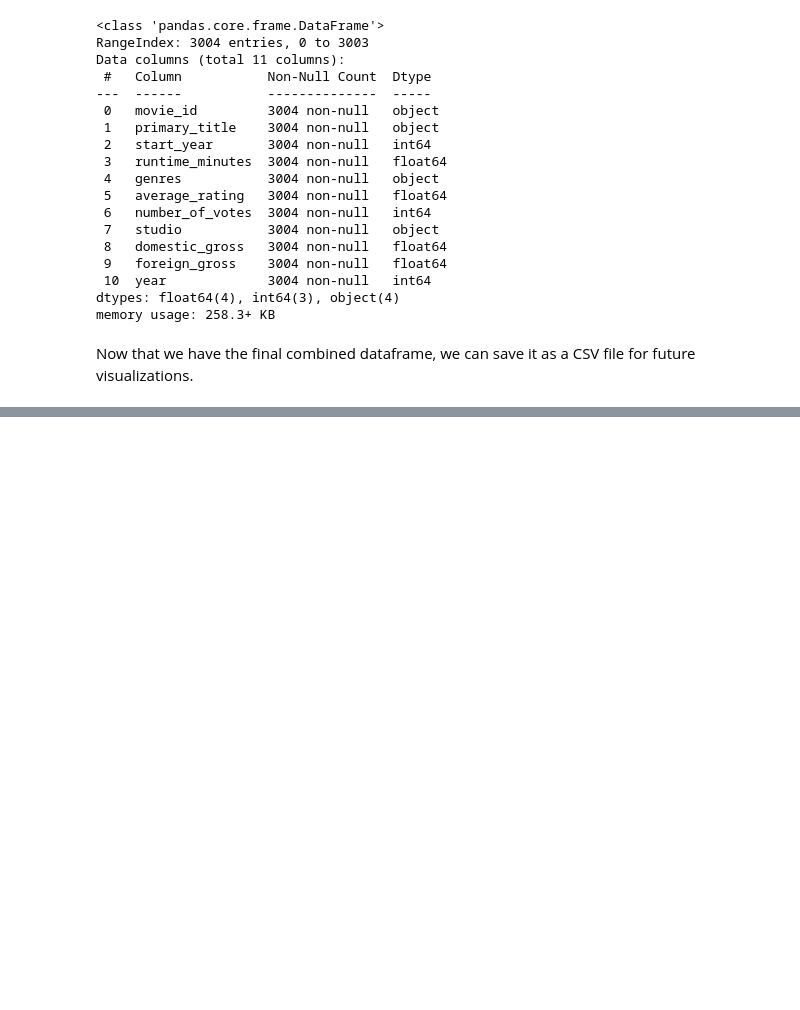
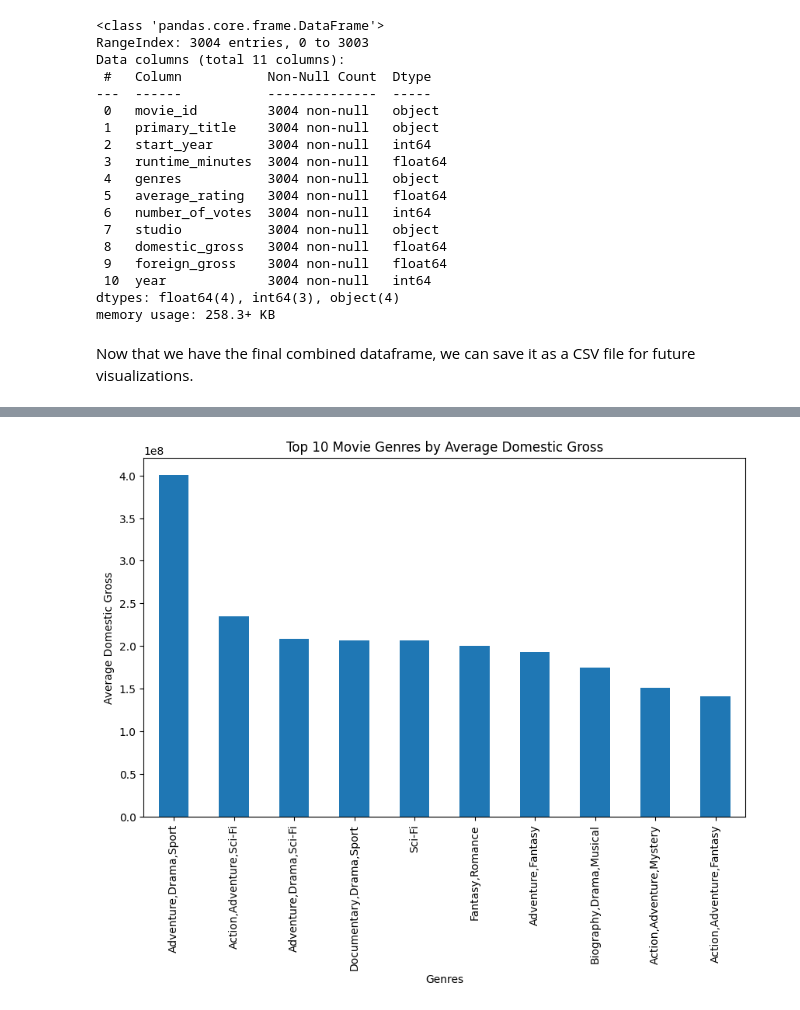
Before and after one commit to Patricknmaina/dsc-phase-2-project, a Jupyter notebook: patrick.ipynb, the cells around one changed output, grey strips where cells are left out. Cells and saved outputs as stored; diff of their text form; code cells hidden in the pictures; blank space fills up the shorter version.

```diff
--- a/patrick.ipynb
+++ b/patrick.ipynb
@@ -707,0 +744,10 @@ final_df.to_csv('data/final_movie_data.csv', index=False)
+# %%
+# plot for top genres by average domestic gross
+plt.figure(figsize=(10, 6))
+final_df.groupby('genres')['domestic_gross'].mean().sort_values(ascending=False).head(10).plot(kind='bar')
+plt.title('Top 10 Movie Genres by Average Domestic Gross')
+plt.xlabel('Genres')
+plt.ylabel('Average Domestic Gross')
+plt.show()
+# %% [output]
+[figure, added]
```
Also changed, not shown: parts of 10 cells of this notebook.
